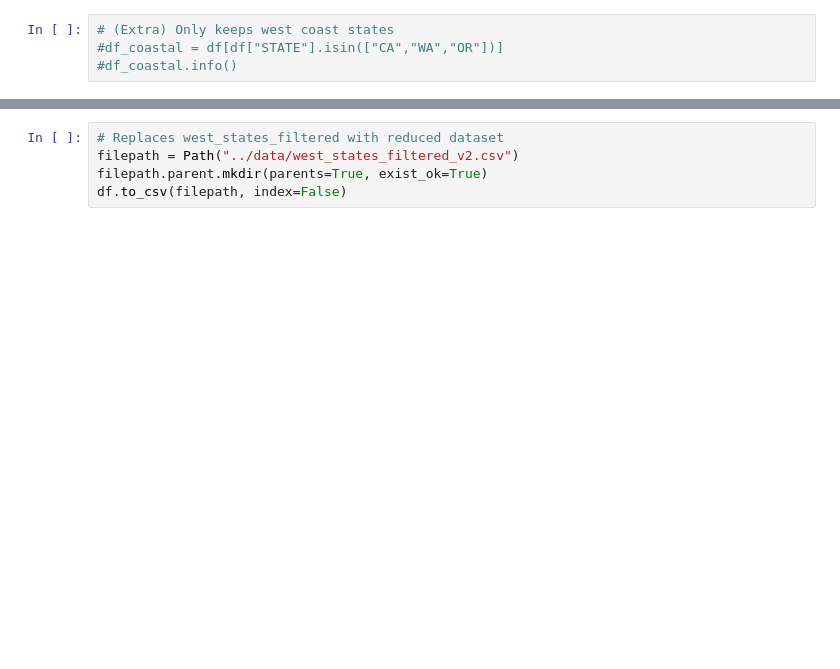
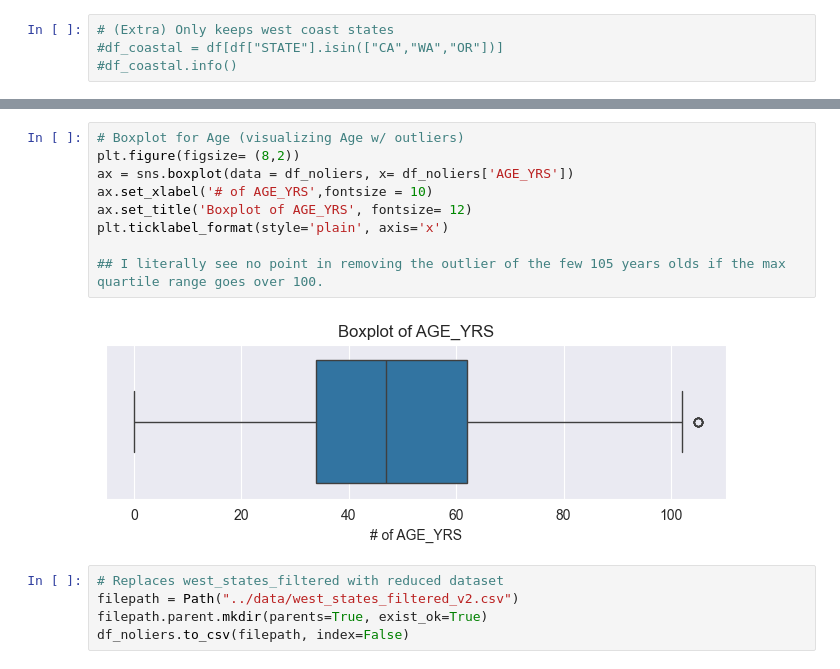
Before and after one commit to uw-msim-imt561-2026/covid-19-vaccine-adverse-reactions, a Jupyter notebook: notebooks/reduce_dataset_size.ipynb, the cells around one changed output, grey strips where cells are left out. Cells and saved outputs as stored; diff of their text form; blank space fills up the shorter version.

```diff
--- a/notebooks/reduce_dataset_size.ipynb
+++ b/notebooks/reduce_dataset_size.ipynb
@@ -152,5 +115,16 @@ Name: count, dtype: int64
+# %%
+# Boxplot for Age (visualizing Age w/ outliers)
+plt.figure(figsize= (8,2))
+ax = sns.boxplot(data = df_noliers, x= df_noliers['AGE_YRS'])
+ax.set_xlabel('# of AGE_YRS',fontsize = 10)
+ax.set_title('Boxplot of AGE_YRS', fontsize= 12)
+plt.ticklabel_format(style='plain', axis='x')
+
+## I literally see no point in removing the outlier of the few 105 years olds if the max quartile range goes over 100.
+# %% [output]
+[figure, added]
 # %%
 # Replaces west_states_filtered with reduced dataset
 filepath = Path("../data/west_states_filtered_v2.csv")
 filepath.parent.mkdir(parents=True, exist_ok=True)
-df.to_csv(filepath, index=False)
+df_noliers.to_csv(filepath, index=False)
```
Also changed, not shown: parts of 11 cells of this notebook, 2 other files.
